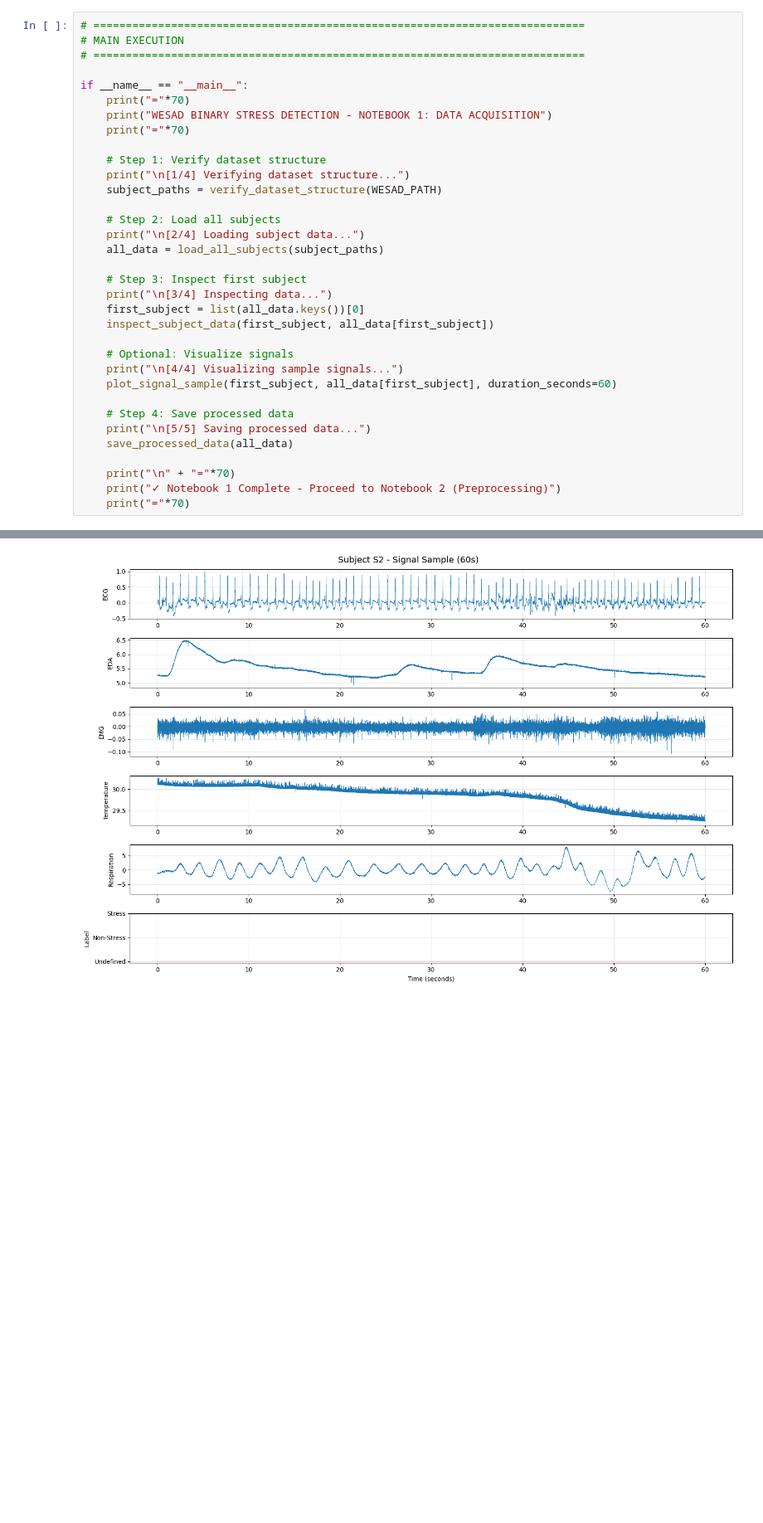
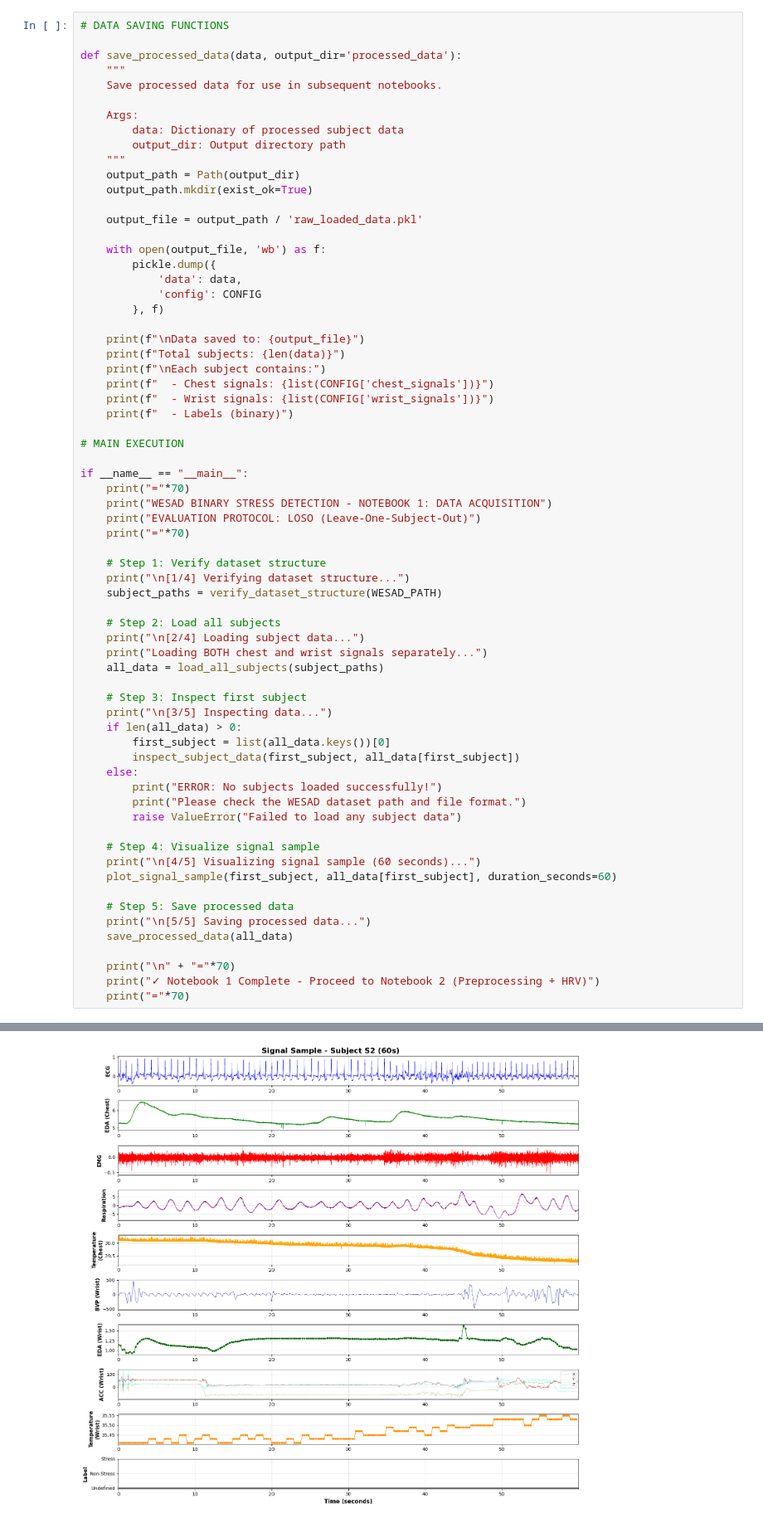
Before and after one commit to Yomnatamerr/Stress-detection, a Jupyter notebook: Notebook 1_ Data Acquisition & Loading.ipynb, the cells around one changed output, grey strips where cells are left out. Shown at 83% size. Cells and saved outputs as stored; diff of their text form; blank space fills up the shorter version.

```diff
--- a/Notebook 1_ Data Acquisition & Loading.ipynb
+++ b/Notebook 1_ Data Acquisition & Loading.ipynb
@@ -301,11 +383,38 @@ def save_processed_data(data, output_dir='processed_data'):
 # %%
-# ============================================================================
+# DATA SAVING FUNCTIONS
+
+def save_processed_data(data, output_dir='processed_data'):
+    """
+    Save processed data for use in subsequent notebooks.
+
+    Args:
+        data: Dictionary of processed subject data
+        output_dir: Output directory path
+    """
+    output_path = Path(output_dir)
+    output_path.mkdir(exist_ok=True)
+
+    output_file = output_path / 'raw_loaded_data.pkl'
+
+    with open(output_file, 'wb') as f:
+        pickle.dump({
+            'data': data,
+            'config': CONFIG
+        }, f)
+
+    print(f"\nData saved to: {output_file}")
+    print(f"Total subjects: {len(data)}")
+    print(f"\nEach subject contains:")
+    print(f"  - Chest signals: {list(CONFIG['chest_signals'])}")
+    print(f"  - Wrist signals: {list(CONFIG['wrist_signals'])}")
+    print(f"  - Labels (binary)")
+
 # MAIN EXECUTION
-# ============================================================================
 
 if __name__ == "__main__":
     print("="*70)
     print("WESAD BINARY STRESS DETECTION - NOTEBOOK 1: DATA ACQUISITION")
+    print("EVALUATION PROTOCOL: LOSO (Leave-One-Subject-Out)")
     print("="*70)
 
     # Step 1: Verify dataset structure
@@ -314,23 +423,29 @@ if __name__ == "__main__":
 
     # Step 2: Load all subjects
     print("\n[2/4] Loading subject data...")
+    print("Loading BOTH chest and wrist signals separately...")
     all_data = load_all_subjects(subject_paths)
 
     # Step 3: Inspect first subject
-    print("\n[3/4] Inspecting data...")
-    first_subject = list(all_data.keys())[0]
-    inspect_subject_data(first_subject, all_data[first_subject])
+    print("\n[3/5] Inspecting data...")
+    if len(all_data) > 0:
+        first_subject = list(all_data.keys())[0]
+        inspect_subject_data(first_subject, all_data[first_subject])
+    else:
+        print("ERROR: No subjects loaded successfully!")
+        print("Please check the WESAD dataset path and file format.")
+        raise ValueError("Failed to load any subject data")
 
-    # Optional: Visualize signals
-    print("\n[4/4] Visualizing sample signals...")
+    # Step 4: Visualize signal sample
+    print("\n[4/5] Visualizing signal sample (60 seconds)...")
     plot_signal_sample(first_subject, all_data[first_subject], duration_seconds=60)
 
-    # Step 4: Save processed data
+    # Step 5: Save processed data
     print("\n[5/5] Saving processed data...")
     save_processed_data(all_data)
 
     print("\n" + "="*70)
-    print("✓ Notebook 1 Complete - Proceed to Notebook 2 (Preprocessing)")
+    print("✓ Notebook 1 Complete - Proceed to Notebook 2 (Preprocessing + HRV)")
     print("="*70)
 # %% [output]
 ======================================================================
@@ -353,4 +468,4 @@ Total samples: 4255300
-[figure, old version]
+[figure, new version]
 [5/5] Saving processed data...
 
 Data saved to: processed_data\raw_loaded_data.pkl
```
Also changed, not shown: parts of 9 cells of this notebook, 3 other files.
